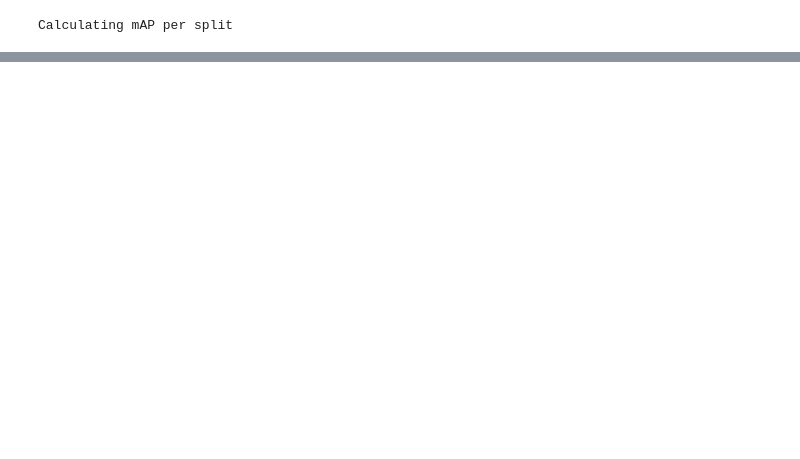
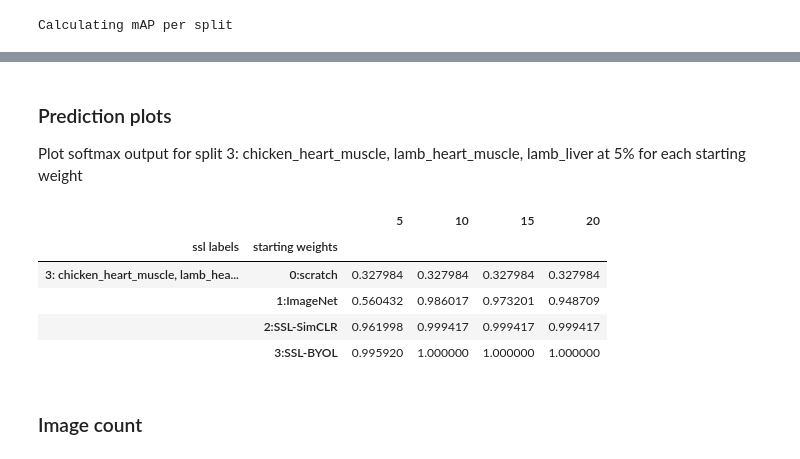
Before and after one commit to AnaJade/OCT_classification, a Jupyter notebook: brouillon.ipynb, the cells around one changed output, grey strips where cells are left out. Cells and saved outputs as stored; diff of their text form; code cells hidden in the pictures; blank space fills up the shorter version.

```diff
--- a/brouillon.ipynb
+++ b/brouillon.ipynb
@@ -1990,6 +1990,7 @@ def get_metric_per_col(df: pd.DataFrame, metric: str, keep_weight_init=True) ->
     return report_dict
 # %%
 map_df_paths = list(pathlib.Path(r"C:\Users\Ana-Jade\OneDrive\Documents\Ecole\TUHH\Semester 6\Masterarbeit\OCT_lab_data\512mscans_noNoise_sample20").glob('*.csv'))
+map_df_paths = list(pathlib.Path(r"/data/Boudreault/OCT_lab_data/512mscans_noNoise_sample20").glob('*.csv'))
 map_df_paths = [p for p in map_df_paths if '_Classes3_' in p.__str__()]
 
 model_archs = {'resnet18': 'ResNet-18', 'pvtv2b0': 'PVTv2-b0', 'mobilenetv3': 'MobileNetV3'}
@@ -1999,6 +2000,7 @@ model_arch = list(model_archs.keys())[0]
 datasets = {'oct': 'lab', 'oct_clinical': 'clinical'}
 dataset = list(datasets.keys())[0]
 metrics = ['mAP', 'f1-score', 'accuracy']
+ylabel = {m: m_str for m, m_str in zip(metrics, ['Macro mean average precision', 'Macro F1 score', 'Accuracy'])}
 metric = [0]
 
 # Get splits
@@ -2018,6 +2022,6 @@ simclr_folder = pathlib.Path.cwd().joinpath('SimCLR').joinpath(f'weights_{model_
 # %%
 # For each split, load supervised, SimCLR and BYOL - one plot
-metric = metrics[0]
+metric = metrics[1]
 fig, axs = plt.subplots(nrows=2, ncols=5, figsize=(14, 7), sharey=True)
 fig.subplots_adjust(left=0.05, bottom=0.076, right=0.988, top=0.874, wspace=0.262, hspace=0.44)
 
@@ -2030,7 +2034,7 @@ for si, (cv_split, ax) in enumerate(zip(splits, axs.ravel())):
     preds_byol = merge_pred_csv_curac(list(byol_folder.glob(f"*{cv_split_str}.csv")), cv_split_str)
     preds_simclr = merge_pred_csv_curac(list(simclr_folder.glob(f"*{cv_split_str}.csv")), cv_split_str)
 
-    all_preds = {'scratch': preds_random, 'ImageNet': preds_imagenet, 'SSL-BYOL': preds_byol, 'SSL-SimCLR': preds_simclr}
+    all_preds = {'scratch': preds_random, 'ImageNet': preds_imagenet, 'SSL-SimCLR': preds_simclr, 'SSL-BYOL': preds_byol}
     # markers = {w: m for w, m in zip(all_preds.keys(), ['v', '^', '<', '>'])}
     markers = ['v', '^', '<', '>']
     # Get mAP per col
@@ -2047,6 +2051,7 @@ for si, (cv_split, ax) in enumerate(zip(splits, axs.ravel())):
         # plt_title = f"{[l for l in lbl_abbs.keys() if l not in cv_split]}"
         plt_title = '\n'.join([l for l in lbl_abbs.keys() if l not in cv_split])
         map_overview.plot.line(x='train_ratio', y=[c for c in map_overview if c != 'train_ratio'],
+                            linestyle=":",
                             title=plt_title,
                             xlabel=r'% of the training set',
                             ylabel='Macro mean average precision',
@@ -2072,6 +2077,7 @@ for si, (cv_split, ax) in enumerate(zip(splits, axs.ravel())):
         # plt_title = f"{[l for l in lbl_abbs.keys() if l not in cv_split]}"
         plt_title = '\n'.join([l for l in lbl_abbs.keys() if l not in cv_split])
         f1_overview.plot.line(x='train_ratio', y=[c for c in f1_overview if c != 'train_ratio'],
+                            linestyle=":",
                             title=plt_title,
                             xlabel=r'% of the training set',
                             ylabel='Macro F1 score',
@@ -2098,6 +2104,7 @@ for si, (cv_split, ax) in enumerate(zip(splits, axs.ravel())):
         plt_title = '\n'.join([l for l in lbl_abbs.keys() if l not in cv_split])
         # plt_title = f"{[l for l in lbl_abbs.keys() if l not in cv_split]}"
         acc_overview.plot.line(x='train_ratio', y=[c for c in acc_overview if c != 'train_ratio'],
+                            linestyle=":",
                             title=plt_title,
                             xlabel=r'% of the training set',
                             ylabel='Accuracy',
@@ -2156,0 +2216,12 @@ plt.show()
+# %% [markdown]
+### Prediction plots
+Plot softmax output for split 3: chicken_heart_muscle, lamb_heart_muscle, lamb_liver at 5% for each starting weight
+# %%
+metric_per_split[metric_per_split.index.get_level_values('ssl labels').str.contains('3')]
+# %% [output]
+|  |  | 5 | 10 | 15 | 20 |
+| ssl labels | starting weights |  |  |  |  |
+| 3: chicken_heart_muscle, lamb_hea... | 0:scratch | 0.327984 | 0.327984 | 0.327984 | 0.327984 |
+|  | 1:ImageNet | 0.560432 | 0.986017 | 0.973201 | 0.948709 |
+|  | 2:SSL-SimCLR | 0.961998 | 0.999417 | 0.999417 | 0.999417 |
+|  | 3:SSL-BYOL | 0.995920 | 1.000000 | 1.000000 | 1.000000 |
@@ -2156,0 +2262,2 @@ plt.show()
+# %% [markdown]
+### Image count
```
Also changed, not shown: parts of 9 cells of this notebook.
